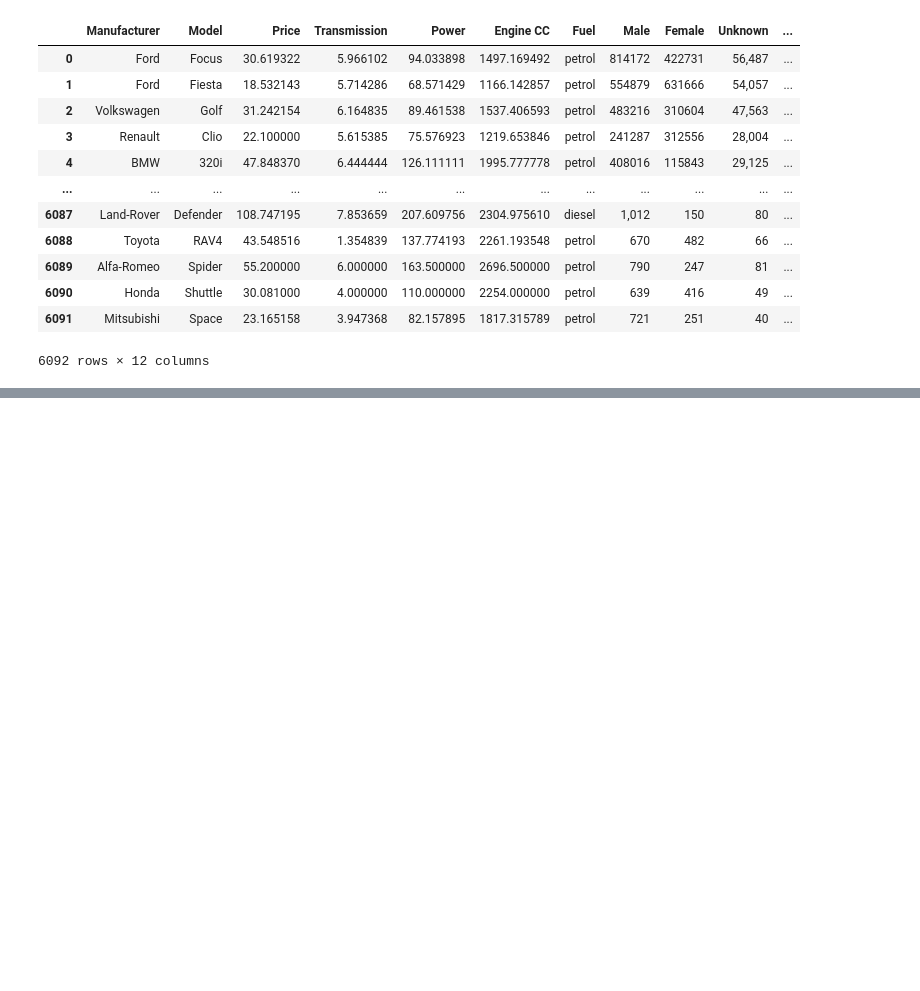
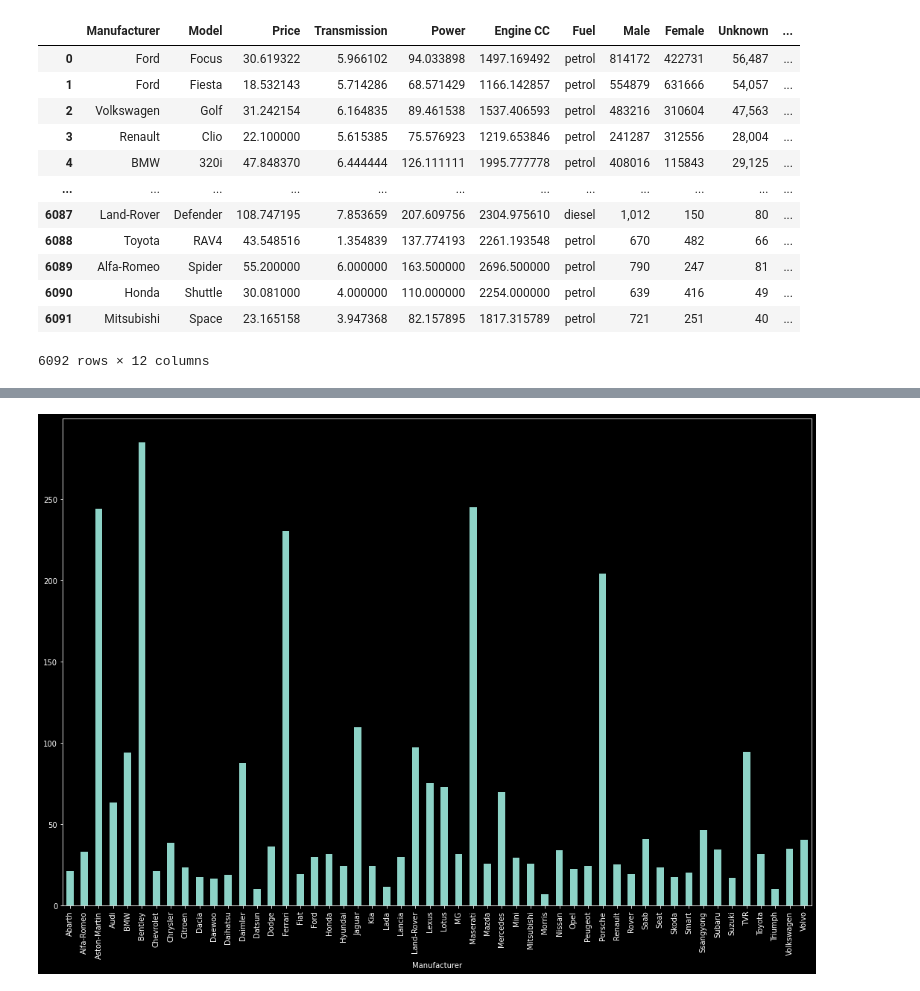
Before and after one commit to renan-lemes/python_labs, a Jupyter notebook: DataCampPandas/Learn.ipynb, the cells around one changed output, grey strips where cells are left out. Cells and saved outputs as stored; diff of their text form; code cells hidden in the pictures; blank space fills up the shorter version.

```diff
--- a/DataCampPandas/Learn.ipynb
+++ b/DataCampPandas/Learn.ipynb
@@ -235,0 +557,3 @@ df
+# %%
+mean_df_price = df.groupby('Manufacturer')['Price'].mean()
+print(mean_df_price.head())
@@ -235,0 +568,5 @@ df
+# %%
+mean_df_price.plot(kind='bar', figsize=(18,12))
+plt.show()
+# %% [output]
+[figure, added]
```
Also changed, not shown: parts of 28 cells of this notebook.
